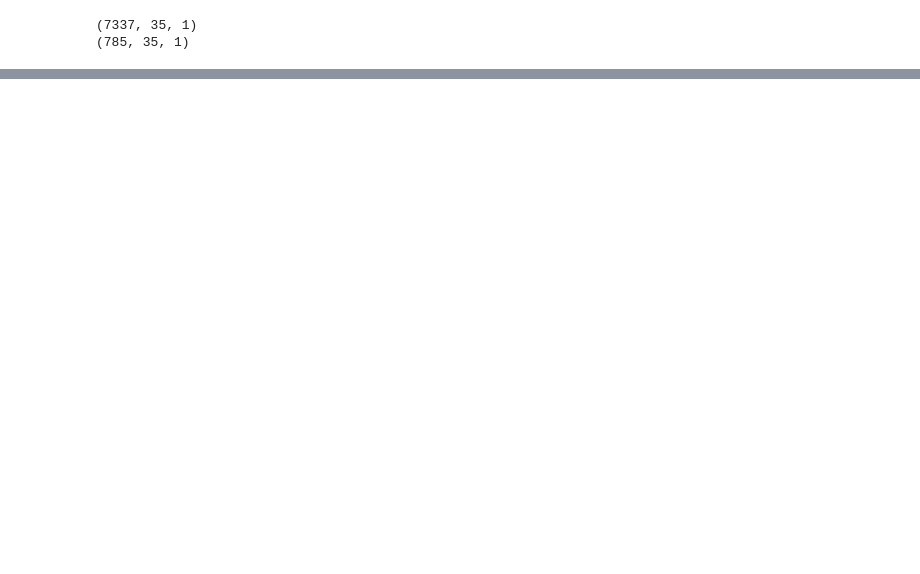
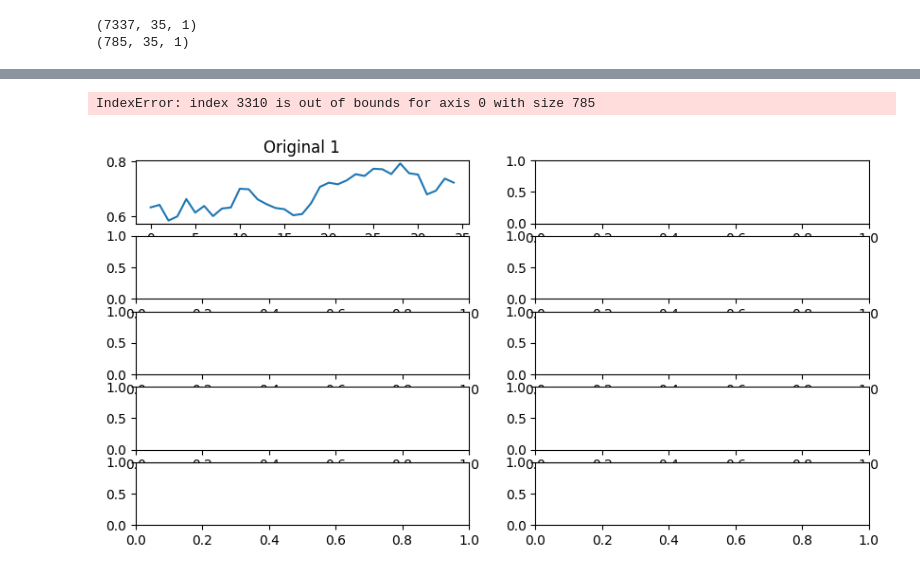
Before and after one commit to RicardoLoperaV/AutoVisionClust, a Jupyter notebook: Anomaly Detection/Anomaly_Detection.ipynb, the cells around one changed output, grey strips where cells are left out. Drawn from its saved outputs; the diff is of its cells as text; code cells hidden in the pictures; blank space fills up the shorter version.

```diff
--- a/Anomaly Detection/Anomaly_Detection.ipynb
+++ b/Anomaly Detection/Anomaly_Detection.ipynb
@@ -160,0 +242,24 @@ train_with_gradient_accumulation(model, train_dataset, EPOCHS, BATCH_SIZE, ACCUM
+# %%
+import matplotlib.pyplot as plt
+
+# Seleccionar un subconjunto de las muestras para graficar
+n_samples = 5  # Número de muestras a graficar
+sample_idx = np.random.choice(len(X_train), n_samples, replace=False)
+
+# Graficar las muestras originales y las reconstruidas
+fig, axes = plt.subplots(n_samples, 2, figsize=(10, 5))
+
+for i, idx in enumerate(sample_idx):
+    # Entrada original (reshape a (35,) para visualización)
+    axes[i, 0].plot(X_train[idx].reshape(35,), label='Original')
+    axes[i, 0].set_title(f'Original {i+1}')
+
+    # Reconstrucción (reshape a (35,) para visualización)
+    axes[i, 1].plot(reconstructed[idx].reshape(35,), label='Reconstrucción')
+    axes[i, 1].set_title(f'Reconstrucción {i+1}')
+
+plt.tight_layout()
+plt.show()
+# %% [output]
+IndexError: index 3310 is out of bounds for axis 0 with size 785
+[figure, added]
```
Also changed, not shown: parts of 7 cells of this notebook.
